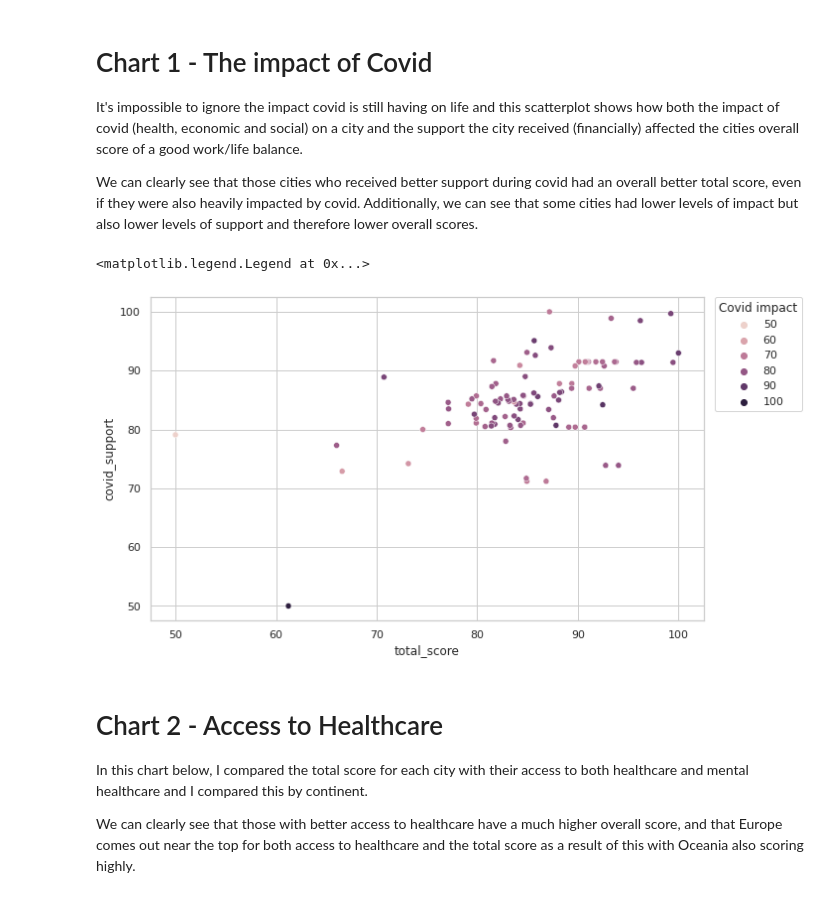
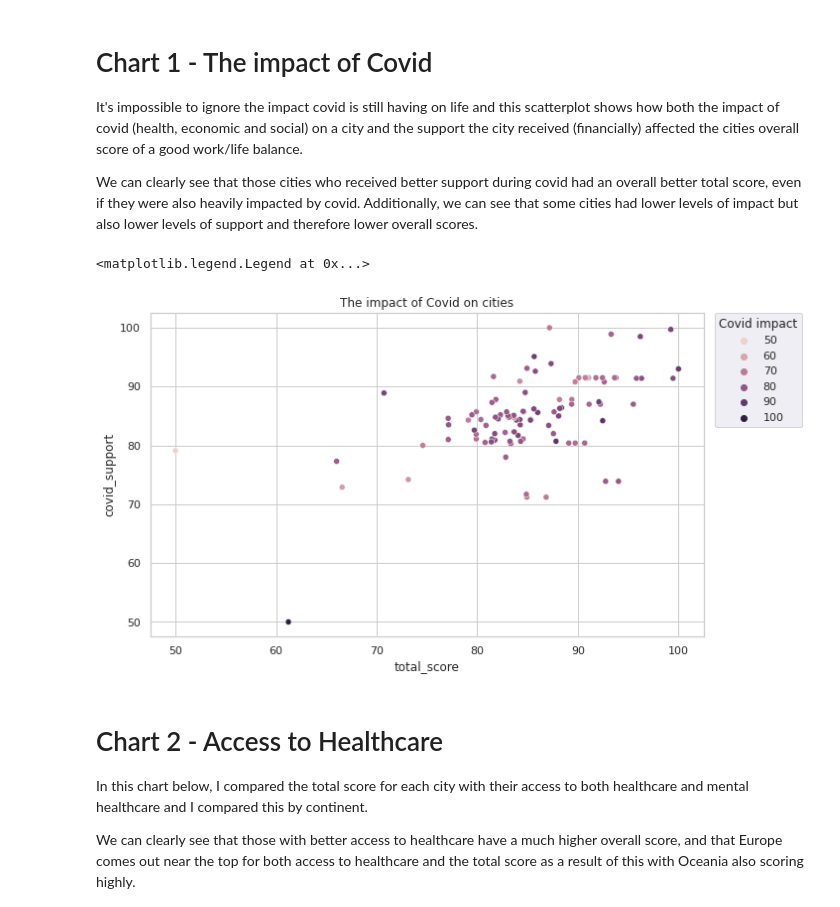
Before and after one commit to oheag2/UCDPA_GillianOHea, a Jupyter notebook: GillianOHea_FinalProject.ipynb, the cells around one changed output. Saved outputs shown, nothing was run; the diff lists cells and outputs as text; code cells hidden in the pictures.

Commit message:
Add more graphs

```diff
--- a/GillianOHea_FinalProject.ipynb
+++ b/GillianOHea_FinalProject.ipynb
@@ -251,13 +405,13 @@ It's impossible to ignore the impact covid is still having on life and this scat
 
 We can clearly see that those cities who received better support during covid had an overall better total score, even if they were also heavily impacted by covid. Additionally, we can see that some cities had lower levels of impact but also lower levels of support and therefore lower overall scores.
 # %%
-sns.scatterplot(data=df, x='total_score', y="covid_support", hue="covid_impact")
+sns.set_style("whitegrid")
+sns.scatterplot(data=df, x='total_score', y="covid_support", hue="covid_impact").set(title="The impact of Covid on cities")
 sns.set(rc = {'figure.figsize':(10,6)})
-sns.set_style("whitegrid")
 plt.legend(bbox_to_anchor=(1.02, 1), loc='upper left', borderaxespad=0, title="Covid impact")
 # %% [output]
 <matplotlib.legend.Legend at 0x...>
-[figure, old version]
+[figure, new version]
 # %% [markdown]
 # Chart 2 - Access to Healthcare
 
```
Also changed, not shown: parts of 30 cells of this notebook.
